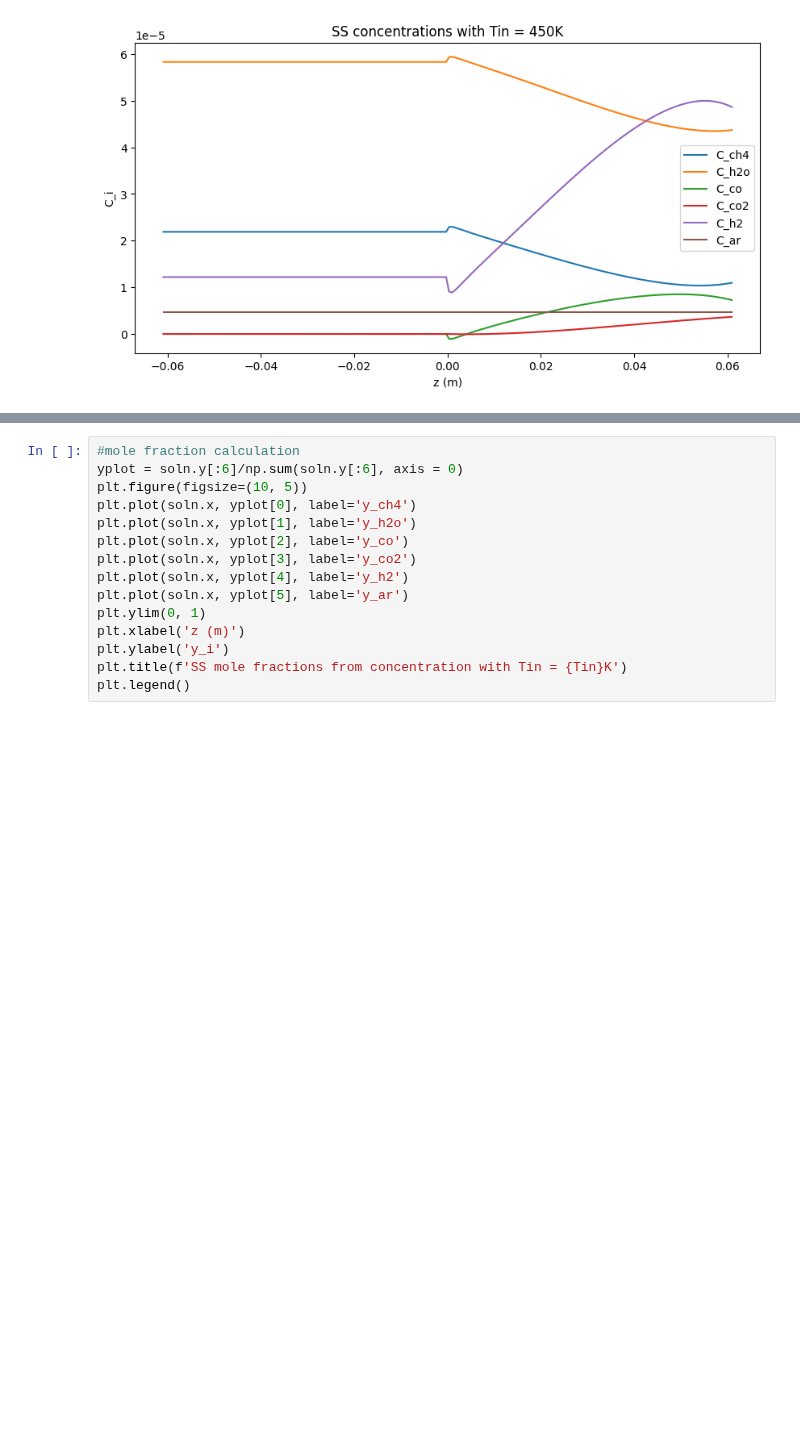
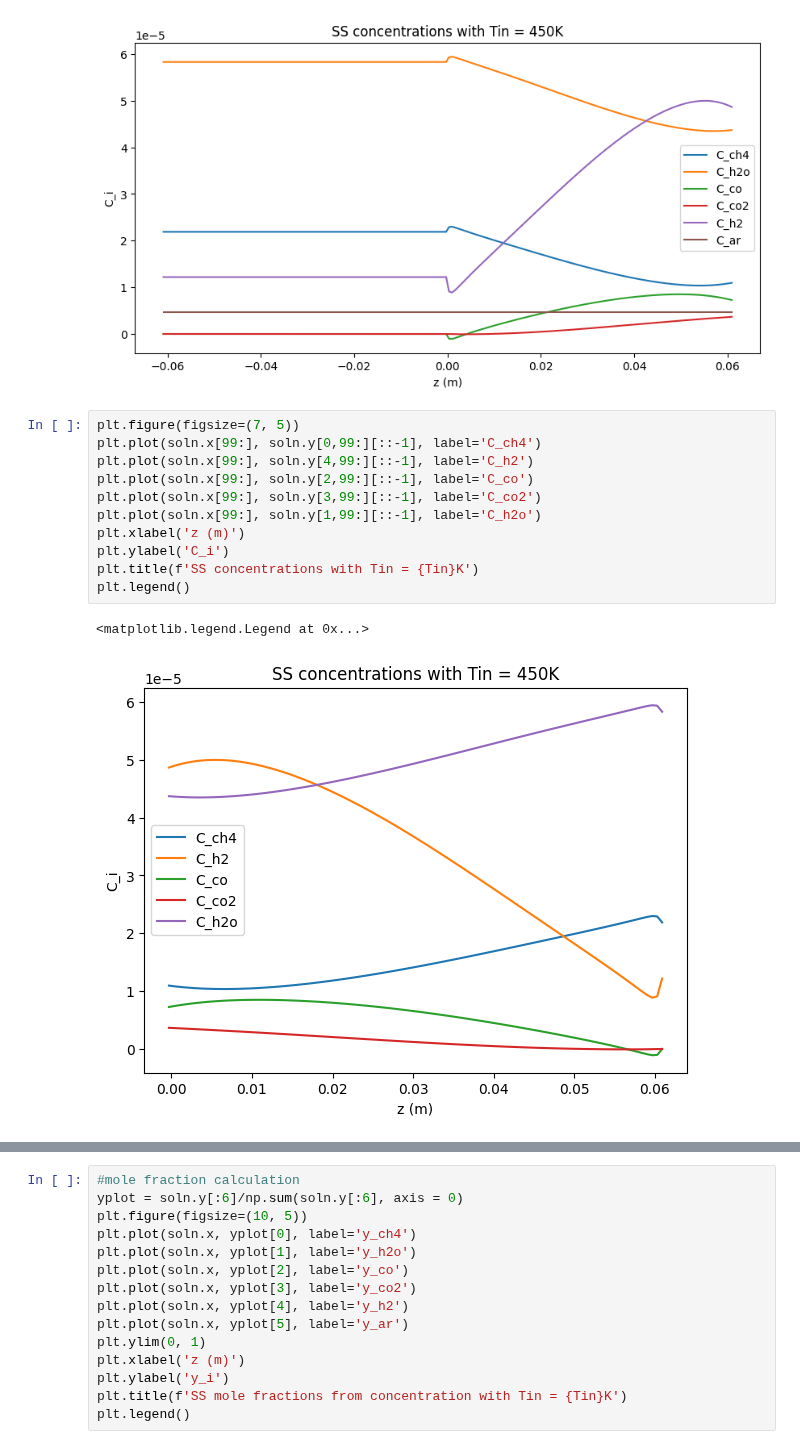
Before and after one commit to alexander-gbu/PMRModel, a Jupyter notebook: Scipy1DSSMatchingMolarBottomTempCont.ipynb, the cells around one changed output, grey strips where cells are left out. Cells and saved outputs as stored; diff of their text form; blank space fills up the shorter version.

```diff
--- a/Scipy1DSSMatchingMolarBottomTempCont.ipynb
+++ b/Scipy1DSSMatchingMolarBottomTempCont.ipynb
@@ -250,4 +257,18 @@ plt.legend()
 # %% [output]
 <matplotlib.legend.Legend at 0x...>
 [figure]
+# %%
+plt.figure(figsize=(7, 5))
+plt.plot(soln.x[99:], soln.y[0,99:][::-1], label='C_ch4')
+plt.plot(soln.x[99:], soln.y[4,99:][::-1], label='C_h2')
+plt.plot(soln.x[99:], soln.y[2,99:][::-1], label='C_co')
+plt.plot(soln.x[99:], soln.y[3,99:][::-1], label='C_co2')
+plt.plot(soln.x[99:], soln.y[1,99:][::-1], label='C_h2o')
+plt.xlabel('z (m)')
+plt.ylabel('C_i')
+plt.title(f'SS concentrations with Tin = {Tin}K')
+plt.legend()
+# %% [output]
+<matplotlib.legend.Legend at 0x...>
+[figure, added]
 # %%
```
Also changed, not shown: parts of 5 cells of this notebook, 2 other files.
